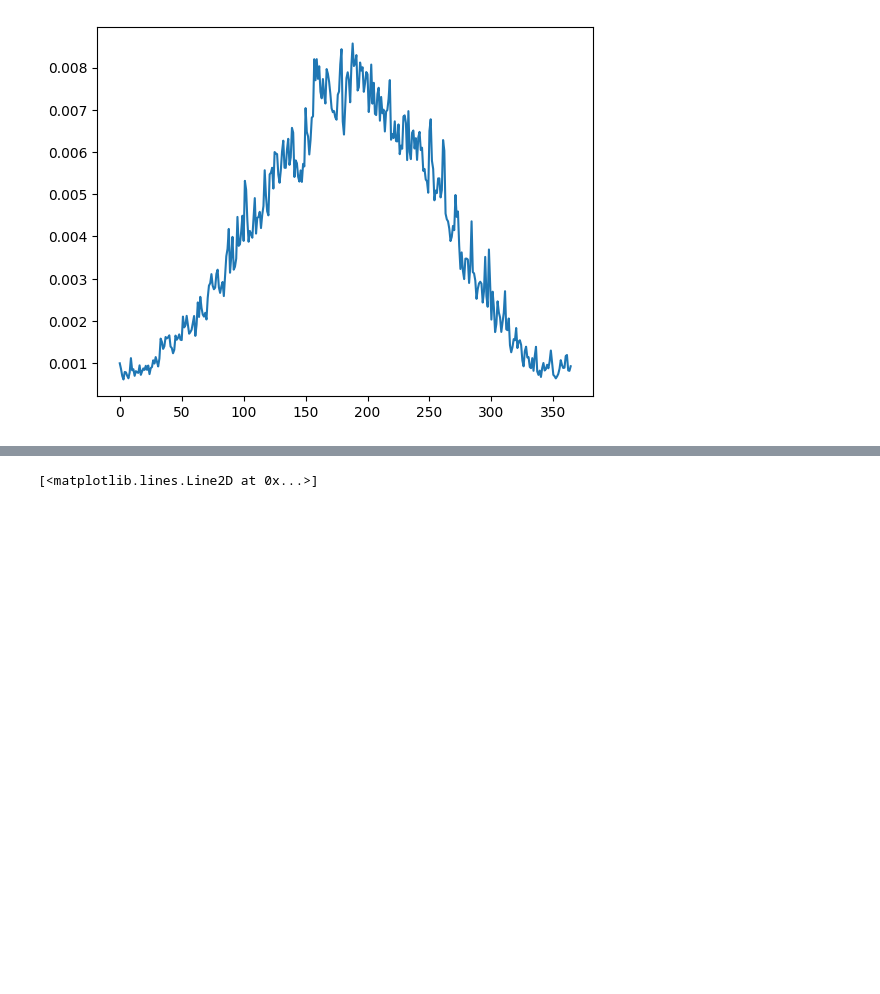
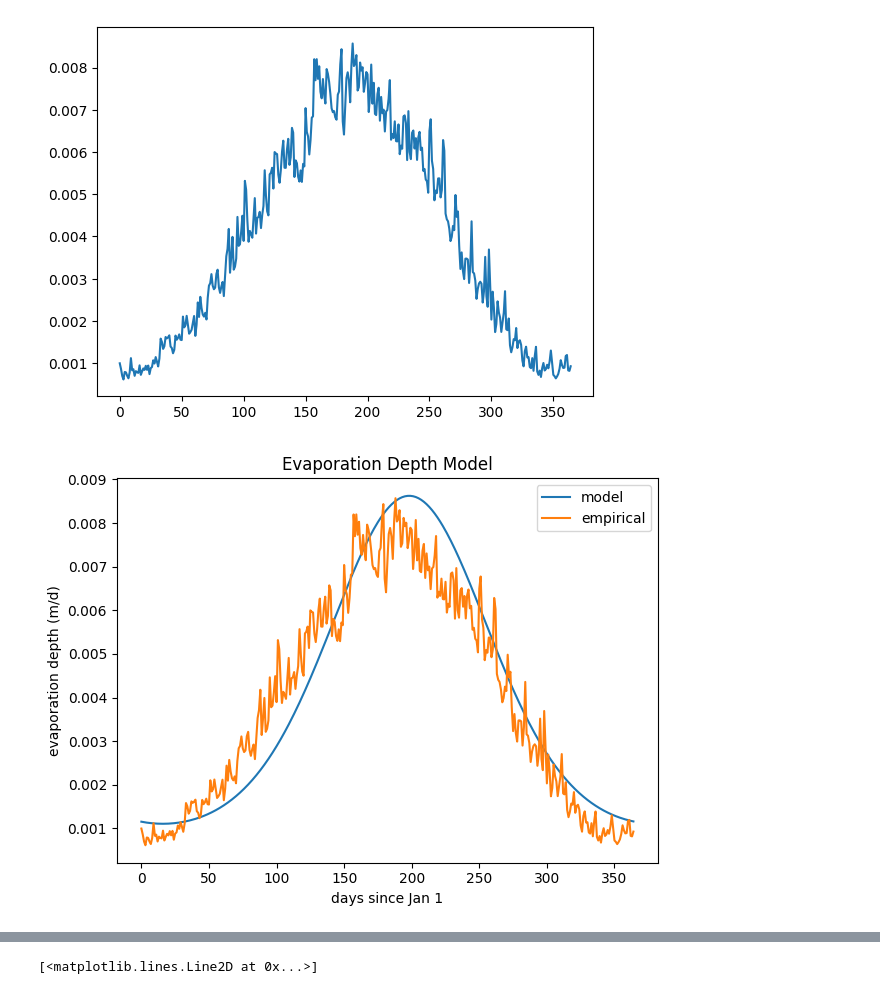
Before and after one commit to danilomcmaster/GSLModel, a Jupyter notebook: empirical_evap.ipynb, the cells around one changed output, grey strips where cells are left out. Cells and saved outputs as stored; diff of their text form; code cells hidden in the pictures; blank space fills up the shorter version.

```diff
--- a/empirical_evap.ipynb
+++ b/empirical_evap.ipynb
@@ -24,0 +73,26 @@ plt.plot(seasonal_df["evap(m/d)"])
+# %%
+def get_vp_salinity_df(path="./data/vp-salinity.csv"):
+    df = pd.read_csv(path)
+    return df
+
+df_es = get_vp_salinity_df()
+
+def vp_reduction(salinity, df):
+    return np.interp(salinity, df["salinity"], df["vp_reduction"])
+
+def salinity(volume):
+    return 1230618833073.342*(1/volume) + 171886.23798781837*(volume**(-1/3))
+
+def salinity_n(volume):
+    return 662924936948.8833*(1/volume) + 462860.60460320744*(volume**(-1/3))
+
+def salinity_s(volume):
+    return 1564606058225.5437*(1/volume) + -4334.001932641948*(volume**(-1/3))
+
+# north to south surface area ratio
+ratio = 0.615
+
+def vp_reduction_improved(volume, df):
+    sal_n = salinity_n(volume)
+    sal_s = salinity_s(volume)
+    return ratio*np.interp(sal_n, df["salinity"], df["vp_reduction"]) + (1 - ratio)*np.interp(sal_s, df["salinity"], df["vp_reduction"])
@@ -24,0 +202,11 @@ plt.plot(seasonal_df["evap(m/d)"])
+# %%
+plt.title("Evaporation Depth Model")
+plt.plot(np.arange(365), ed_results, label="model")
+plt.plot(seasonal_df["evap(m/d)"], label="empirical")
+plt.xlabel("days since Jan 1")
+plt.ylabel("evaporation depth (m/d)")
+plt.legend()
+plt.tight_layout()
+plt.savefig("./images/evaporation_model.png")
+# %% [output]
+[figure, added]
```
Also changed, not shown: parts of 9 cells of this notebook, 3 other files.
